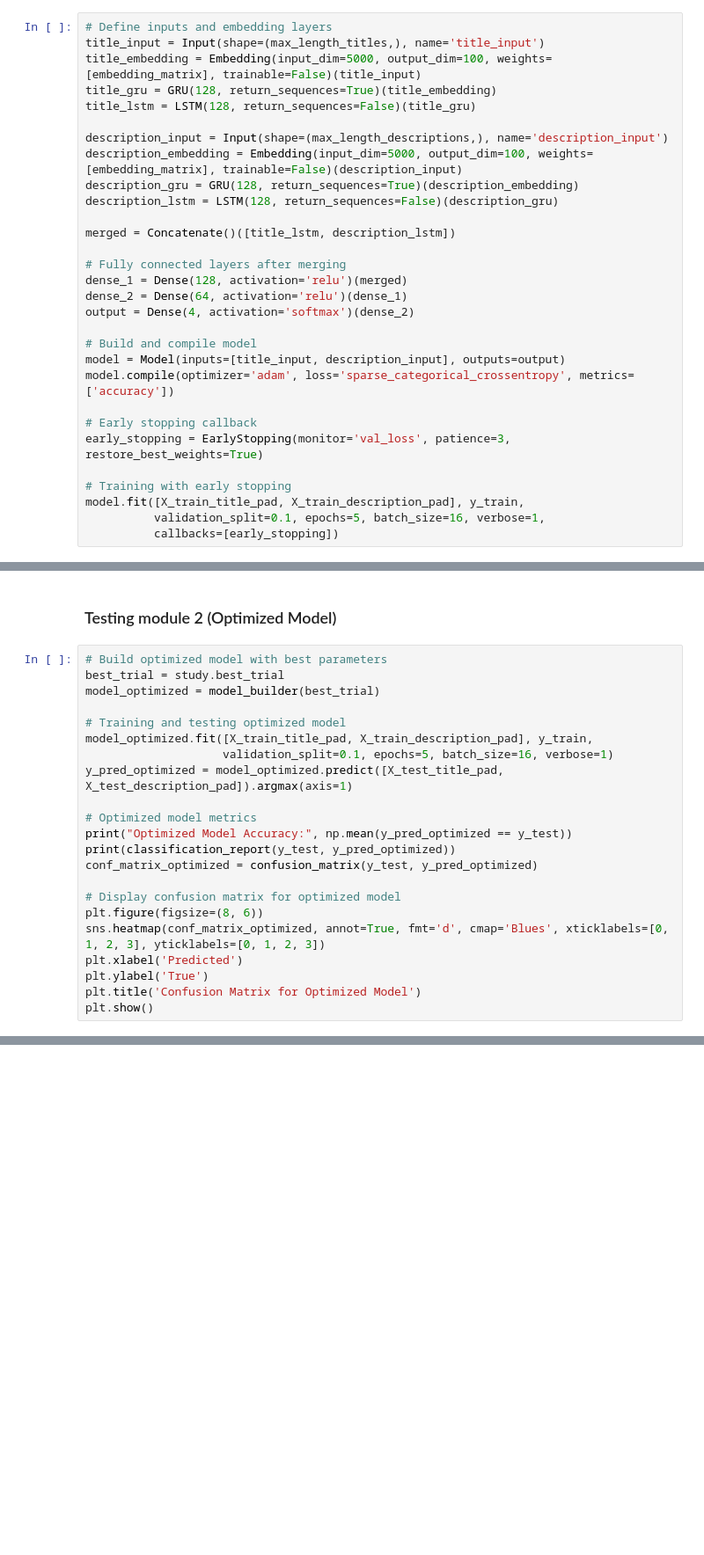
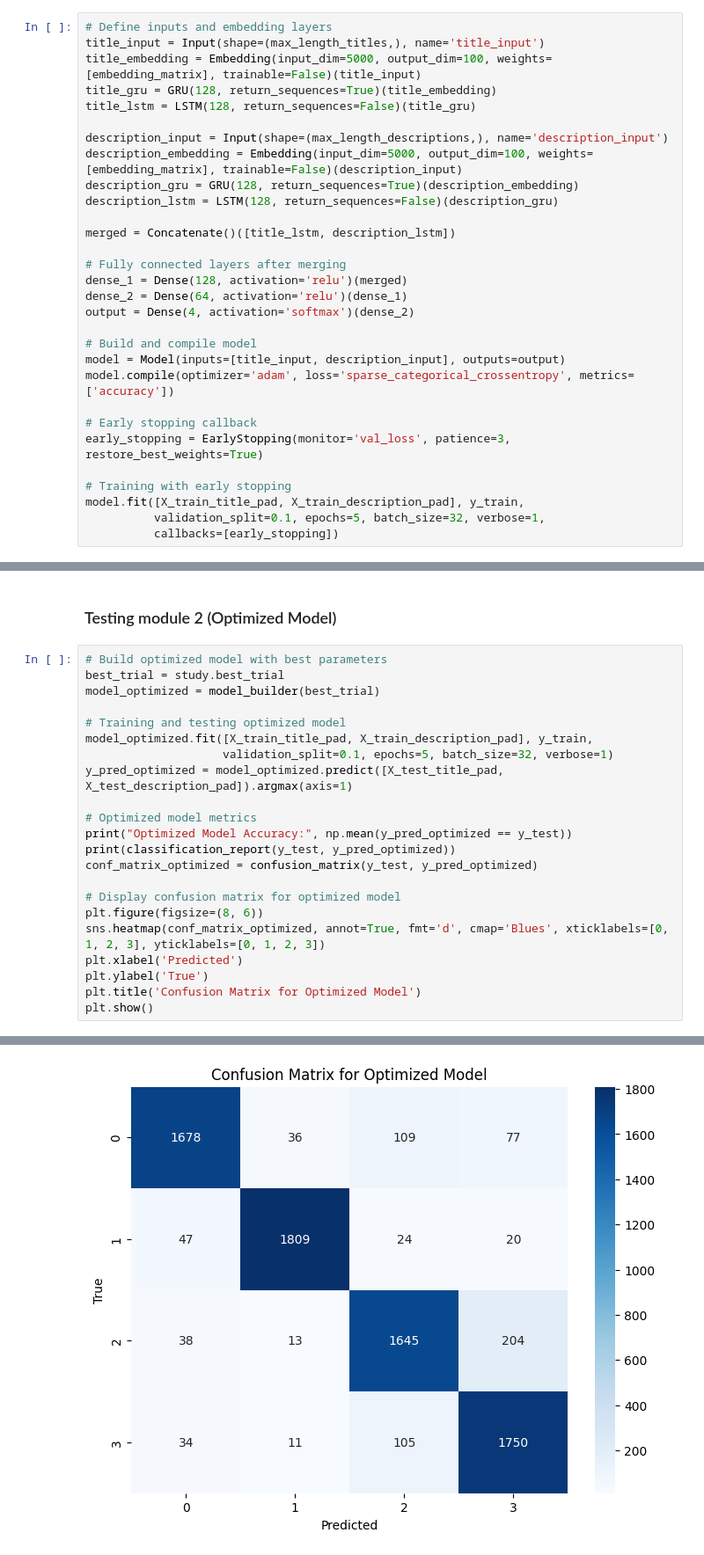
Before and after one commit to dm74kh/Thesis_Project_NLP_News_Classification, a Jupyter notebook: models/Transformers-LSTM-GRU.ipynb, the cells around one changed output, grey strips where cells are left out. Shown at 88% size. Saved outputs shown, nothing was run; the diff lists cells and outputs as text; blank space fills up the shorter version.

```diff
--- a/models/Transformers-LSTM-GRU.ipynb
+++ b/models/Transformers-LSTM-GRU.ipynb
@@ -126,5 +168,5 @@ early_stopping = EarlyStopping(monitor='val_loss', patience=3, restore_best_weig
 
 # Training with early stopping
 model.fit([X_train_title_pad, X_train_description_pad], y_train,
-          validation_split=0.1, epochs=5, batch_size=16, verbose=1,
+          validation_split=0.1, epochs=5, batch_size=32, verbose=1,
           callbacks=[early_stopping])
@@ -197,7 +308,7 @@ model_optimized = model_builder(best_trial)
 
 # Training and testing optimized model
 model_optimized.fit([X_train_title_pad, X_train_description_pad], y_train,
-                    validation_split=0.1, epochs=5, batch_size=16, verbose=1)
+                    validation_split=0.1, epochs=5, batch_size=32, verbose=1)
 y_pred_optimized = model_optimized.predict([X_test_title_pad, X_test_description_pad]).argmax(axis=1)
 
 # Optimized model metrics
@@ -212,3 +323,4 @@ plt.xlabel('Predicted')
 plt.ylabel('True')
 plt.title('Confusion Matrix for Optimized Model')
 plt.show()
+# %% [output]
@@ -214,0 +344 @@ plt.show()
+[figure, added]
```
Also changed, not shown: parts of 6 cells of this notebook.
